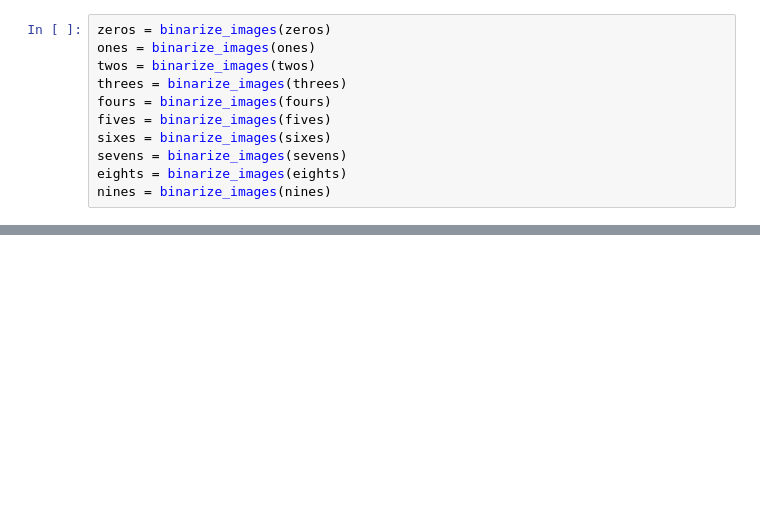
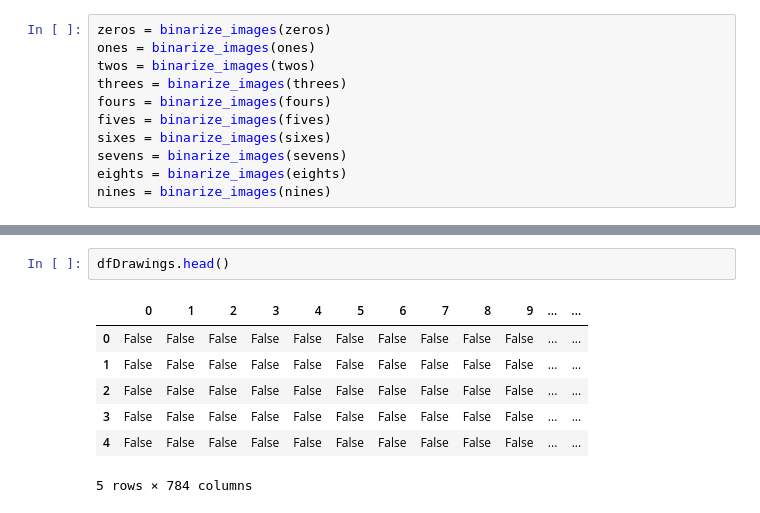
Before and after one commit to MovsisyanM/digit-recognizer, a Jupyter notebook: Movsisyan.ipynb, the cells around one changed output, grey strips where cells are left out. Cells and saved outputs as stored; diff of their text form; blank space fills up the shorter version.

```diff
--- a/Movsisyan.ipynb
+++ b/Movsisyan.ipynb
@@ -74,0 +86,10 @@ nines = binarize_images(nines)
+# %%
+dfDrawings.head()
+# %% [output]
+|  | 0 | 1 | 2 | 3 | 4 | 5 | 6 | 7 | 8 | 9 | ... | ... |
+| 0 | False | False | False | False | False | False | False | False | False | False | ... | ... |
+| 1 | False | False | False | False | False | False | False | False | False | False | ... | ... |
+| 2 | False | False | False | False | False | False | False | False | False | False | ... | ... |
+| 3 | False | False | False | False | False | False | False | False | False | False | ... | ... |
+| 4 | False | False | False | False | False | False | False | False | False | False | ... | ... |
+5 rows × 784 columns
```
Also changed, not shown: parts of 11 cells of this notebook, 5 other files.
